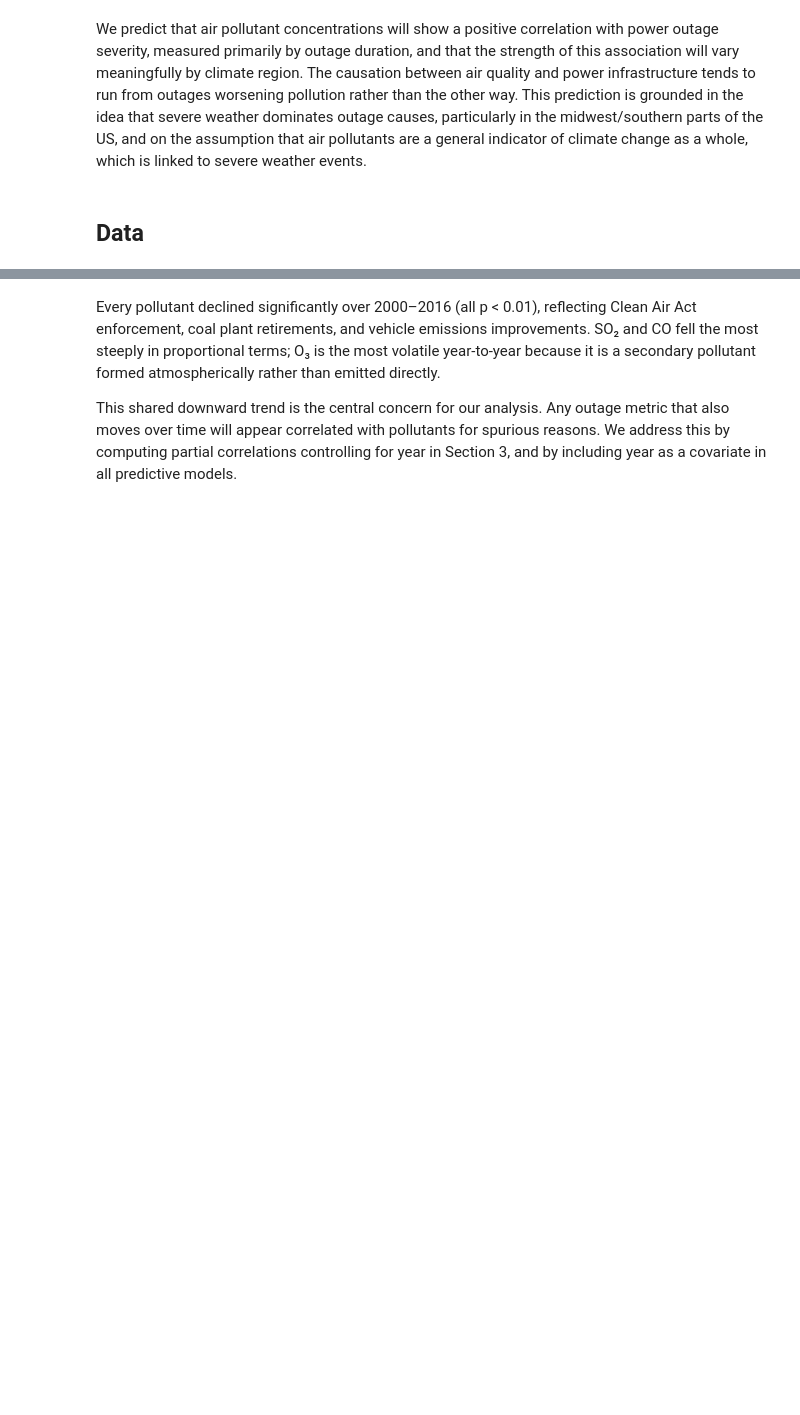
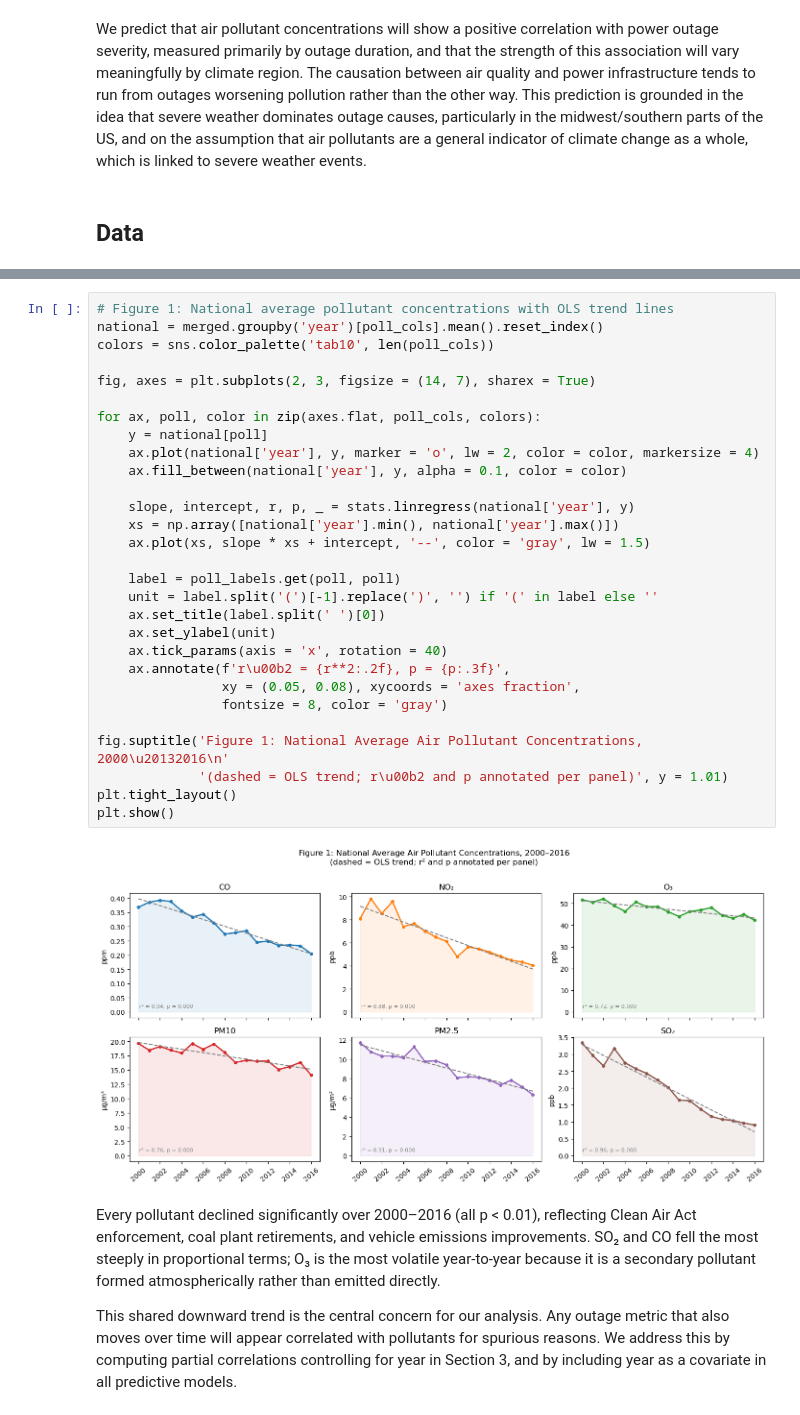
Before and after one commit to COGS108/Group-SP26-094, a Jupyter notebook: 03-FinalProject.ipynb, the cells around one changed output, grey strips where cells are left out. Saved outputs shown, nothing was run; the diff lists cells and outputs as text; blank space fills up the shorter version.

```diff
--- a/03-FinalProject.ipynb
+++ b/03-FinalProject.ipynb
@@ -761,3 +322,34 @@ plt.show()
+# %%
+# Figure 1: National average pollutant concentrations with OLS trend lines
+national = merged.groupby('year')[poll_cols].mean().reset_index()
+colors = sns.color_palette('tab10', len(poll_cols))
+
+fig, axes = plt.subplots(2, 3, figsize = (14, 7), sharex = True)
+
+for ax, poll, color in zip(axes.flat, poll_cols, colors):
+    y = national[poll]
+    ax.plot(national['year'], y, marker = 'o', lw = 2, color = color, markersize = 4)
+    ax.fill_between(national['year'], y, alpha = 0.1, color = color)
+
+    slope, intercept, r, p, _ = stats.linregress(national['year'], y)
+    xs = np.array([national['year'].min(), national['year'].max()])
+    ax.plot(xs, slope * xs + intercept, '--', color = 'gray', lw = 1.5)
+
+    label = poll_labels.get(poll, poll)
+    unit = label.split('(')[-1].replace(')', '') if '(' in label else ''
+    ax.set_title(label.split(' ')[0])
+    ax.set_ylabel(unit)
+    ax.tick_params(axis = 'x', rotation = 40)
+    ax.annotate(f'r\u00b2 = {r**2:.2f}, p = {p:.3f}',
+                xy = (0.05, 0.08), xycoords = 'axes fraction',
+                fontsize = 8, color = 'gray')
+
+fig.suptitle('Figure 1: National Average Air Pollutant Concentrations, 2000\u20132016\n'
+             '(dashed = OLS trend; r\u00b2 and p annotated per panel)', y = 1.01)
+plt.tight_layout()
+plt.show()
+# %% [output]
+[figure, added]
 # %% [markdown]
 Every pollutant declined significantly over 2000–2016 (all p < 0.01), reflecting Clean Air Act enforcement, coal plant retirements, and vehicle emissions improvements. SO₂ and CO fell the most steeply in proportional terms; O₃ is the most volatile year-to-year because it is a secondary pollutant formed atmospherically rather than emitted directly.
 
```
Also changed, not shown: parts of 102 cells of this notebook, 3 other files.
